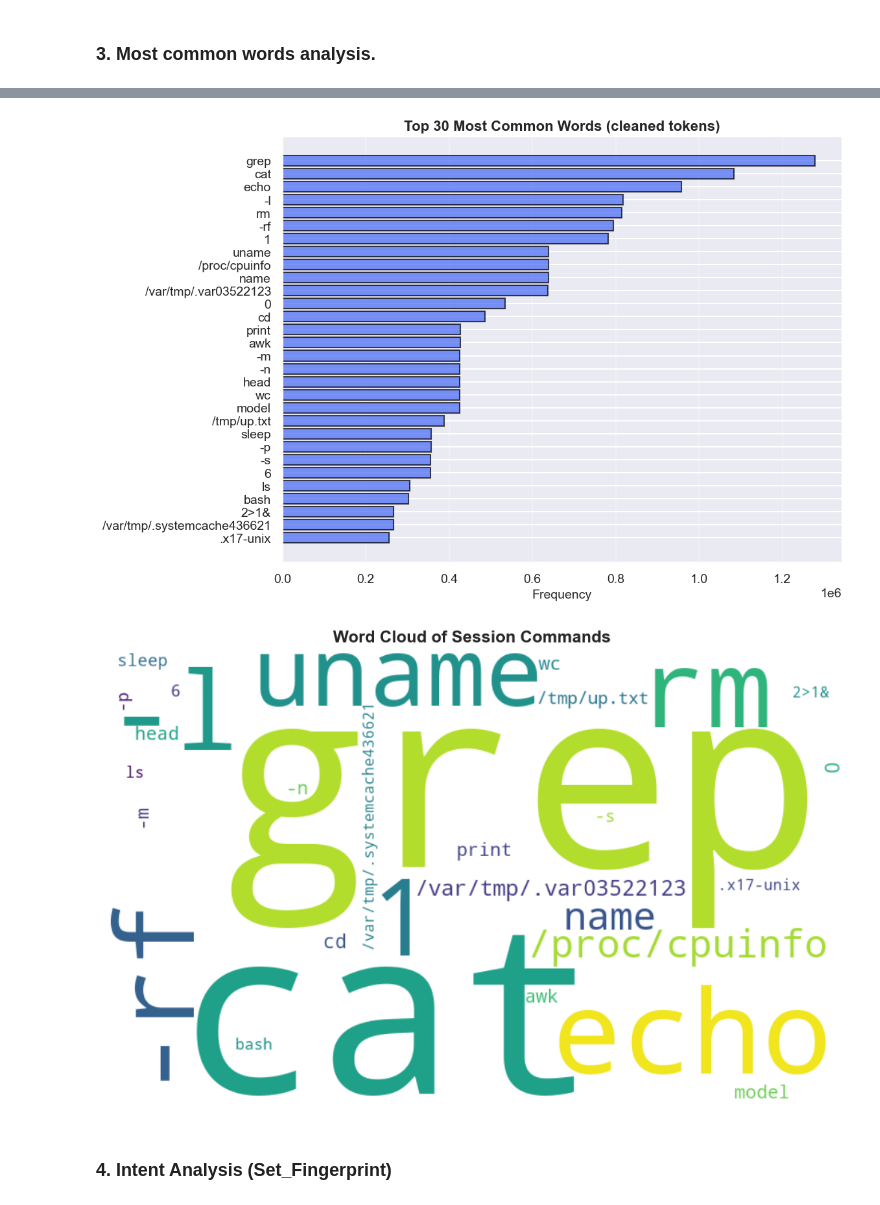
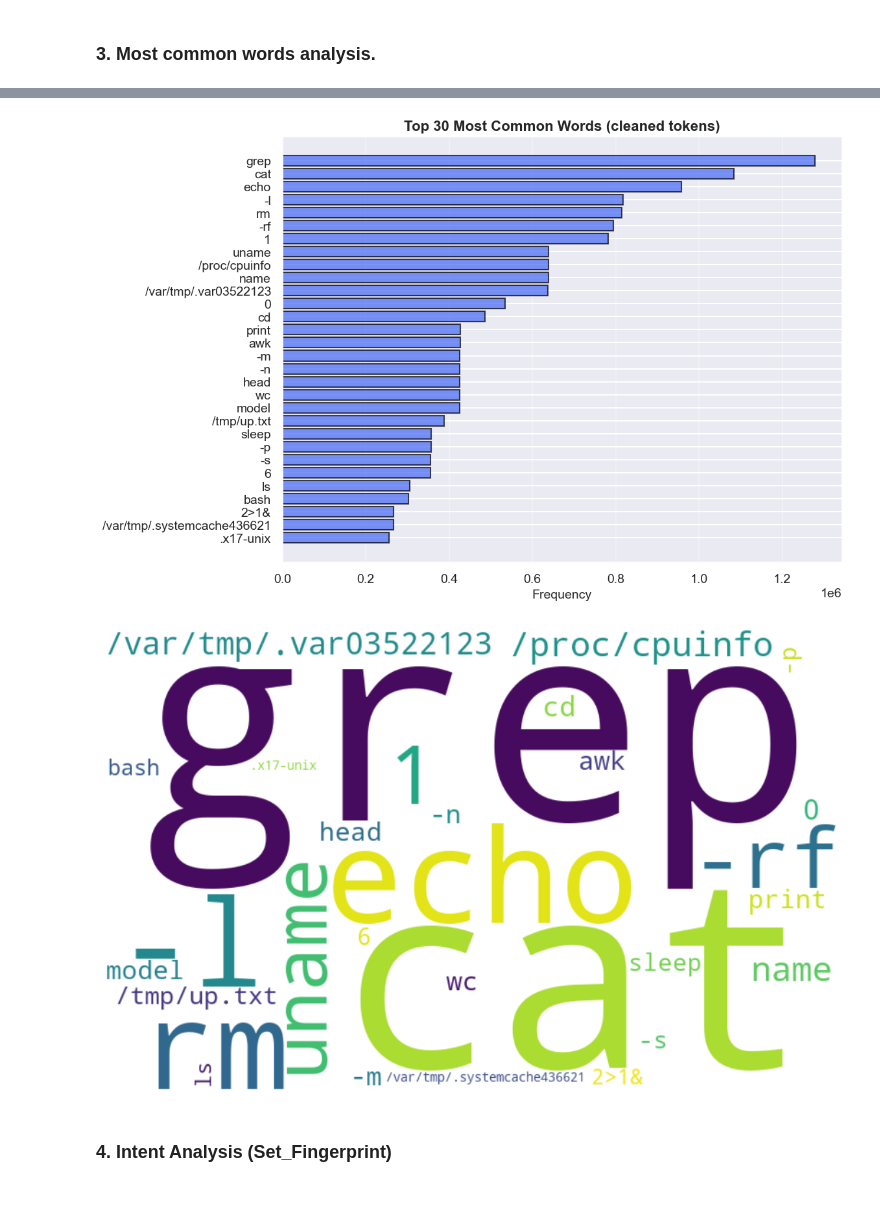
Before and after one commit to SteLib/ML-ssh-session-classifier, a Jupyter notebook: section_1_pre_processing.ipynb, the cells around one changed output, grey strips where cells are left out. Saved outputs shown, nothing was run; the diff lists cells and outputs as text; code cells hidden in the pictures.

```diff
--- a/section_1_pre_processing.ipynb
+++ b/section_1_pre_processing.ipynb
@@ -495,7 +494,7 @@ wordcloud = WordCloud(
 plt.figure(figsize=(14, 7))
 plt.imshow(wordcloud, interpolation='bilinear')
 plt.axis('off')  # Nasconde gli assi
-plt.title("Word Cloud of Session Commands", fontsize=16, fontweight='bold')
+#plt.title("Word Cloud of Session Commands", fontsize=16, fontweight='bold')
 plt.tight_layout()
 plt.show()
 # %% [output]
@@ -519,5 +518,5 @@ Total word occurrences: 26,731,764
 [figure]
-[figure, old version]
+[figure, new version]
 # %% [markdown]
 ### 4. Intent Analysis (Set_Fingerprint)
 # %%
```
Also changed, not shown: parts of 6 cells of this notebook.
